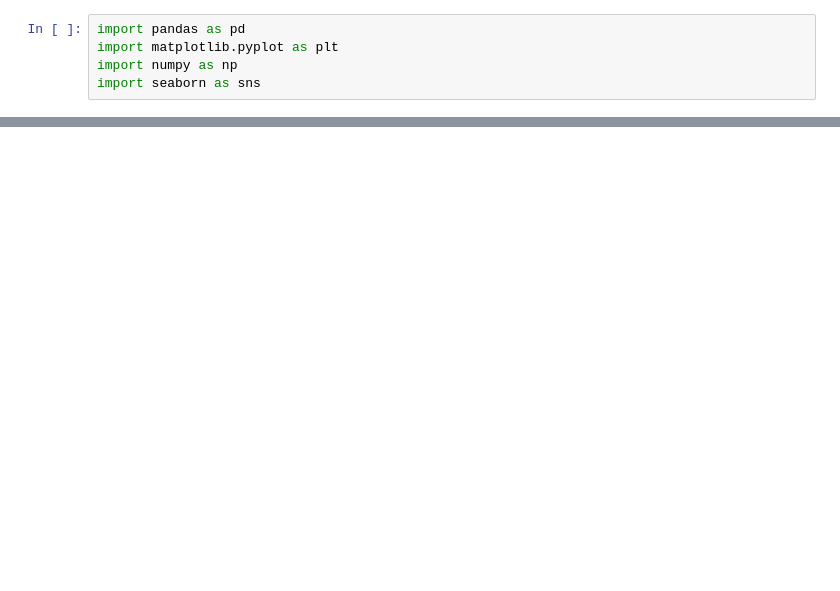
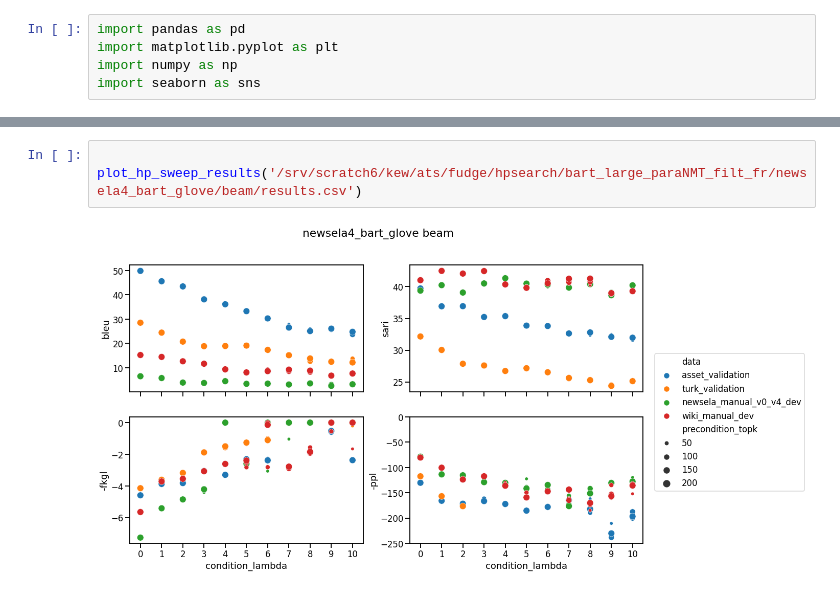
Before and after one commit to ZurichNLP/SimpleFUDGE, a Jupyter notebook: analysis/visualise_hp_sweeps.ipynb, the cells around one changed output, grey strips where cells are left out. Drawn from its saved outputs; the diff is of its cells as text; blank space fills up the shorter version.

```diff
--- a/analysis/visualise_hp_sweeps.ipynb
+++ b/analysis/visualise_hp_sweeps.ipynb
@@ -10 +39,6 @@ df = pd.read_csv(csv_file, header=0)
+# %%
+
+plot_hp_sweep_results('/srv/scratch6/kew/ats/fudge/hpsearch/bart_large_paraNMT_filt_fr/newsela4_bart_glove/beam/results.csv')
+# %% [output]
+[figure, added]
 # %%
```
Also changed, not shown: parts of 7 cells of this notebook, 14 other files.
